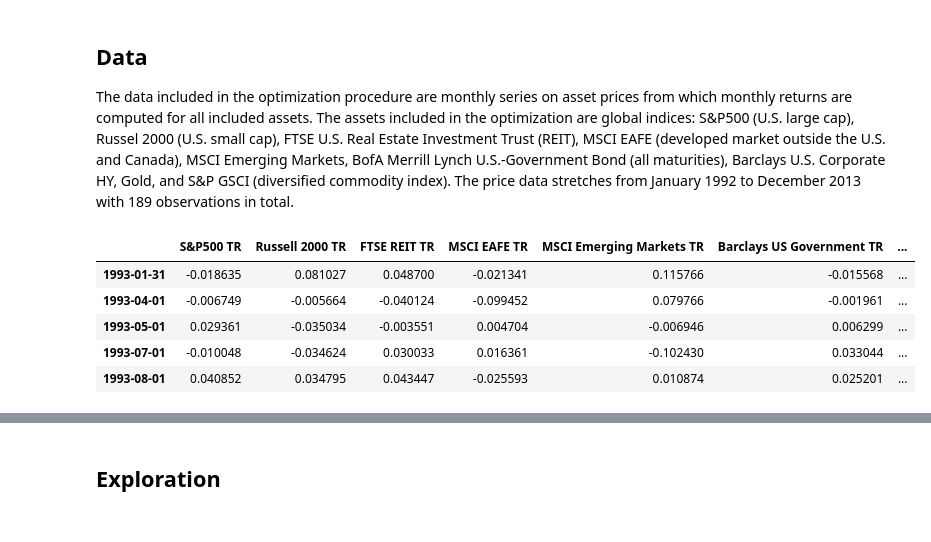
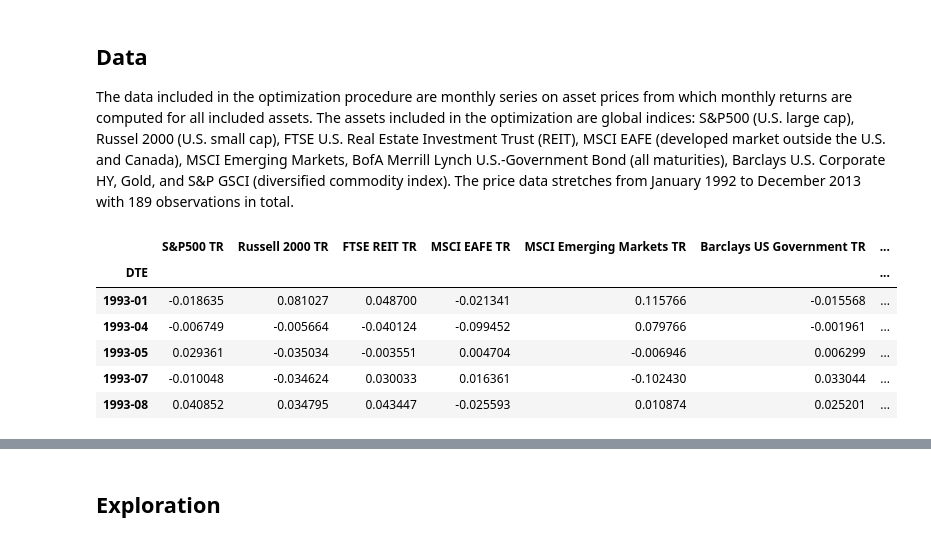
Before and after one commit to rruthberg/notebooks, a Jupyter notebook: PortfolioAnalysisMPT.ipynb, the cells around one changed output, grey strips where cells are left out. Cells and saved outputs as stored; diff of their text form; code cells hidden in the pictures.

```diff
--- a/PortfolioAnalysisMPT.ipynb
+++ b/PortfolioAnalysisMPT.ipynb
@@ -50,10 +48,13 @@
 index = [dt.datetime.fromordinal(item[0]).strftime('%Y-%m-%d') for item in mvo_data['Ret'][0][0][1] ]
 df = pd.DataFrame(data=data,index=index, columns=columns)
+df['DTE'] = df.index.map(lambda x: x[0:7] )
+df = df.set_index('DTE')
 df.head()
 # %% [output]
 |  | S&P500 TR | Russell 2000 TR | FTSE REIT TR | MSCI EAFE TR | MSCI Emerging Markets TR | Barclays US Government TR | ... |
-| 1993-01-31 | -0.018635 | 0.081027 | 0.048700 | -0.021341 | 0.115766 | -0.015568 | ... |
-| 1993-04-01 | -0.006749 | -0.005664 | -0.040124 | -0.099452 | 0.079766 | -0.001961 | ... |
-| 1993-05-01 | 0.029361 | -0.035034 | -0.003551 | 0.004704 | -0.006946 | 0.006299 | ... |
-| 1993-07-01 | -0.010048 | -0.034624 | 0.030033 | 0.016361 | -0.102430 | 0.033044 | ... |
-| 1993-08-01 | 0.040852 | 0.034795 | 0.043447 | -0.025593 | 0.010874 | 0.025201 | ... |
+| DTE |  |  |  |  |  |  | ... |
+| 1993-01 | -0.018635 | 0.081027 | 0.048700 | -0.021341 | 0.115766 | -0.015568 | ... |
+| 1993-04 | -0.006749 | -0.005664 | -0.040124 | -0.099452 | 0.079766 | -0.001961 | ... |
+| 1993-05 | 0.029361 | -0.035034 | -0.003551 | 0.004704 | -0.006946 | 0.006299 | ... |
+| 1993-07 | -0.010048 | -0.034624 | 0.030033 | 0.016361 | -0.102430 | 0.033044 | ... |
+| 1993-08 | 0.040852 | 0.034795 | 0.043447 | -0.025593 | 0.010874 | 0.025201 | ... |
```
Also changed, not shown: parts of 11 cells of this notebook.
